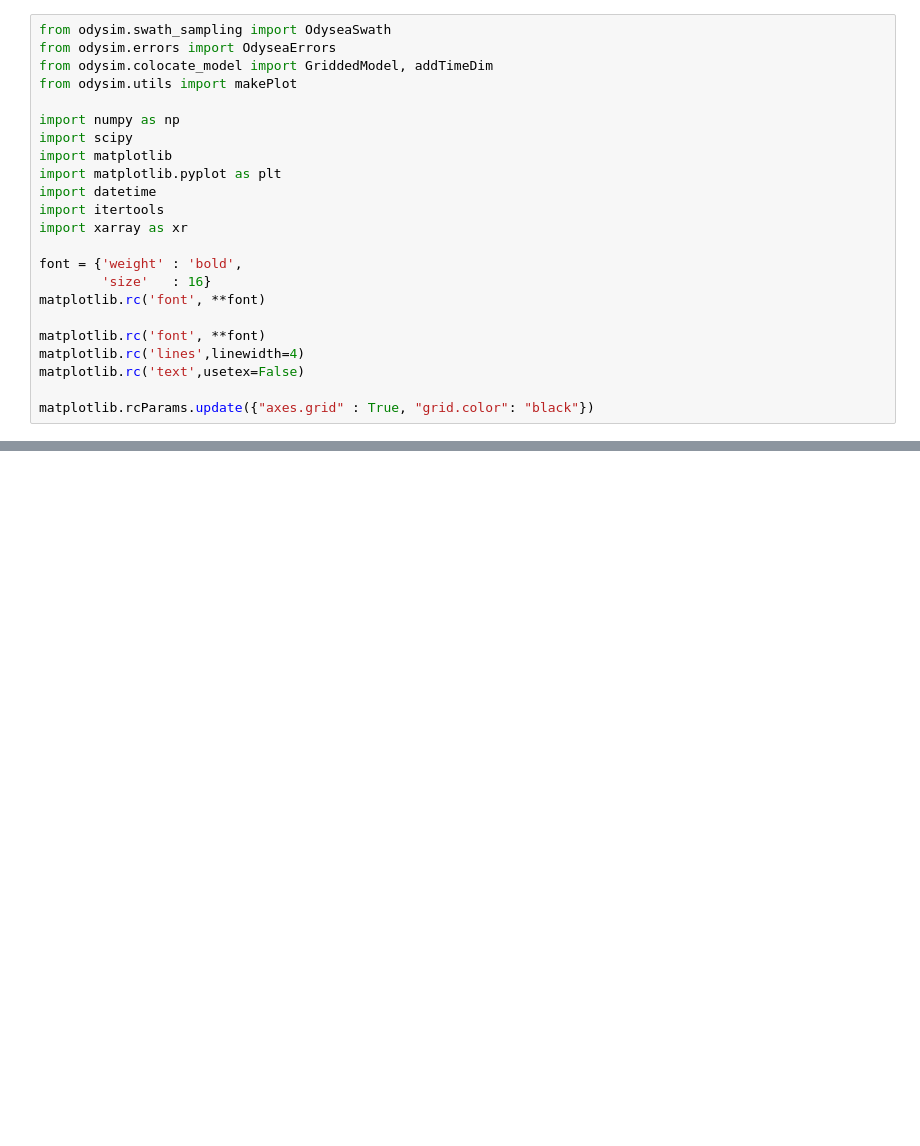
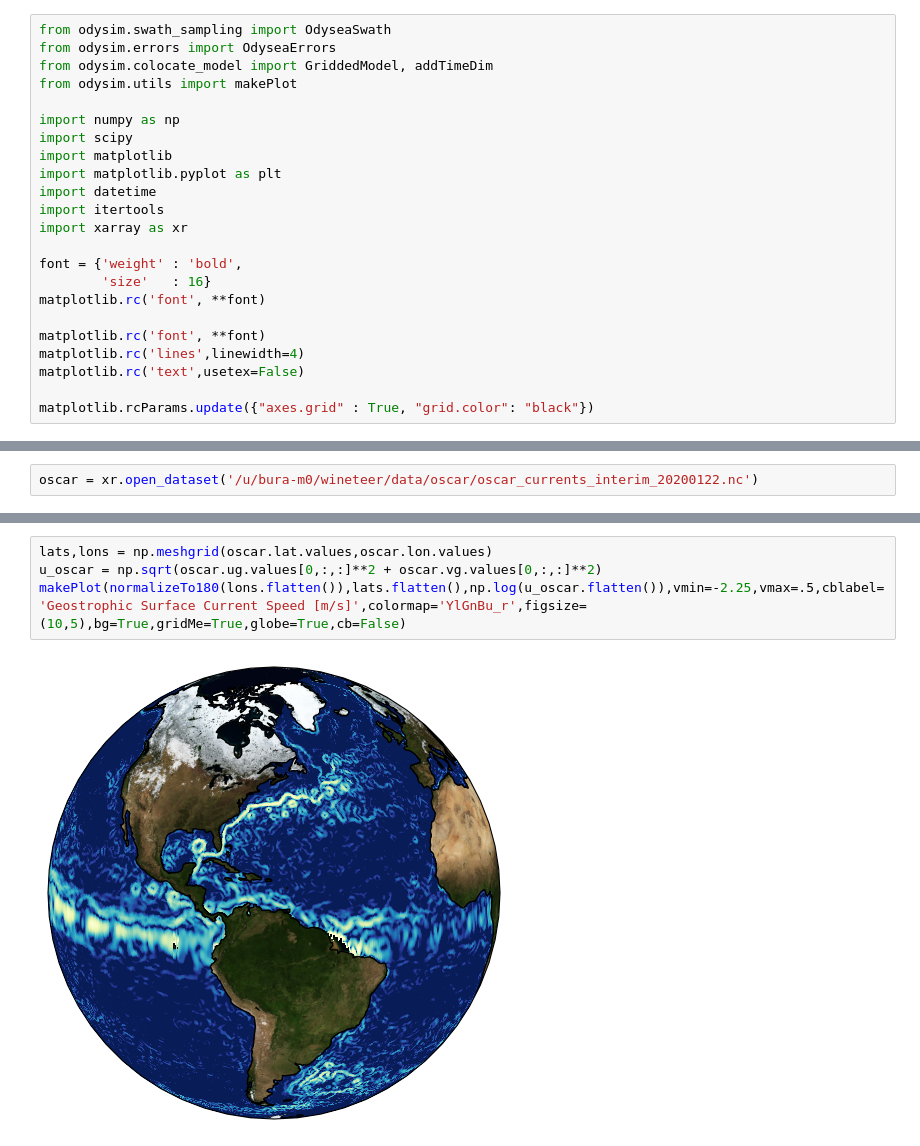
Before and after one commit to awineteer/odysea-science-simulator, a Jupyter notebook: examples/make_globe_maps.ipynb, the cells around one changed output, grey strips where cells are left out. Drawn from its saved outputs; the diff is of its cells as text; blank space fills up the shorter version.

```diff
--- a/examples/make_globe_maps.ipynb
+++ b/examples/make_globe_maps.ipynb
@@ -63,0 +62,2 @@ makePlot(lons,lats,u10s,vmin=0,vmax=15,cblabel='ODYSEA 1-day Wind Speed [m/s]',c
+# %%
+oscar = xr.open_dataset('/u/bura-m0/wineteer/data/oscar/oscar_currents_interim_20200122.nc')
@@ -63,0 +84,6 @@ makePlot(lons,lats,u10s,vmin=0,vmax=15,cblabel='ODYSEA 1-day Wind Speed [m/s]',c
+# %%
+lats,lons = np.meshgrid(oscar.lat.values,oscar.lon.values)
+u_oscar = np.sqrt(oscar.ug.values[0,:,:]**2 + oscar.vg.values[0,:,:]**2)
+makePlot(normalizeTo180(lons.flatten()),lats.flatten(),np.log(u_oscar.flatten()),vmin=-2.25,vmax=.5,cblabel='Geostrophic Surface Current Speed [m/s]',colormap='YlGnBu_r',figsize=(10,5),bg=True,gridMe=True,globe=True,cb=False)
+# %% [output]
+[figure, added]
```
Also changed, not shown: parts of 3 cells of this notebook, 25 other files.
